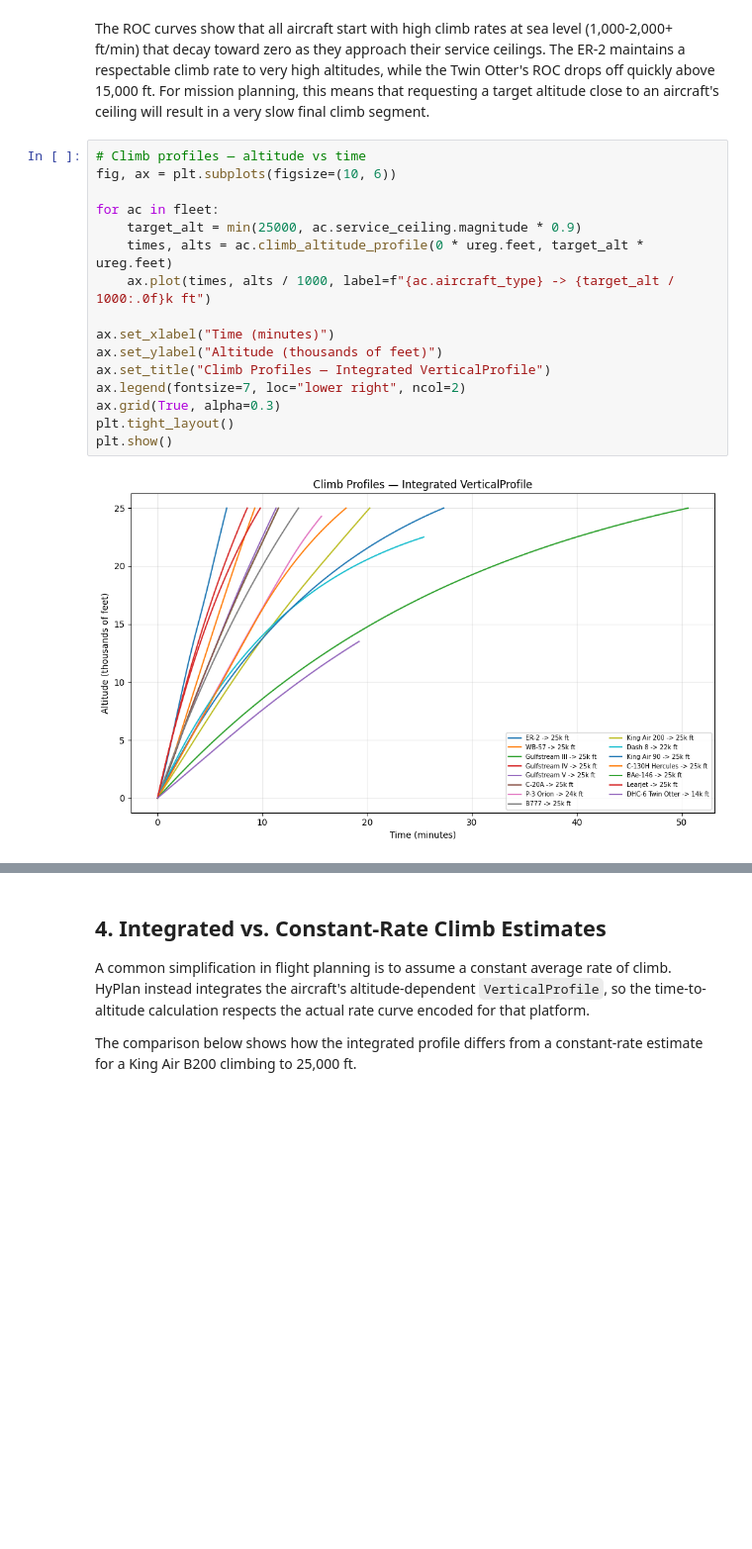
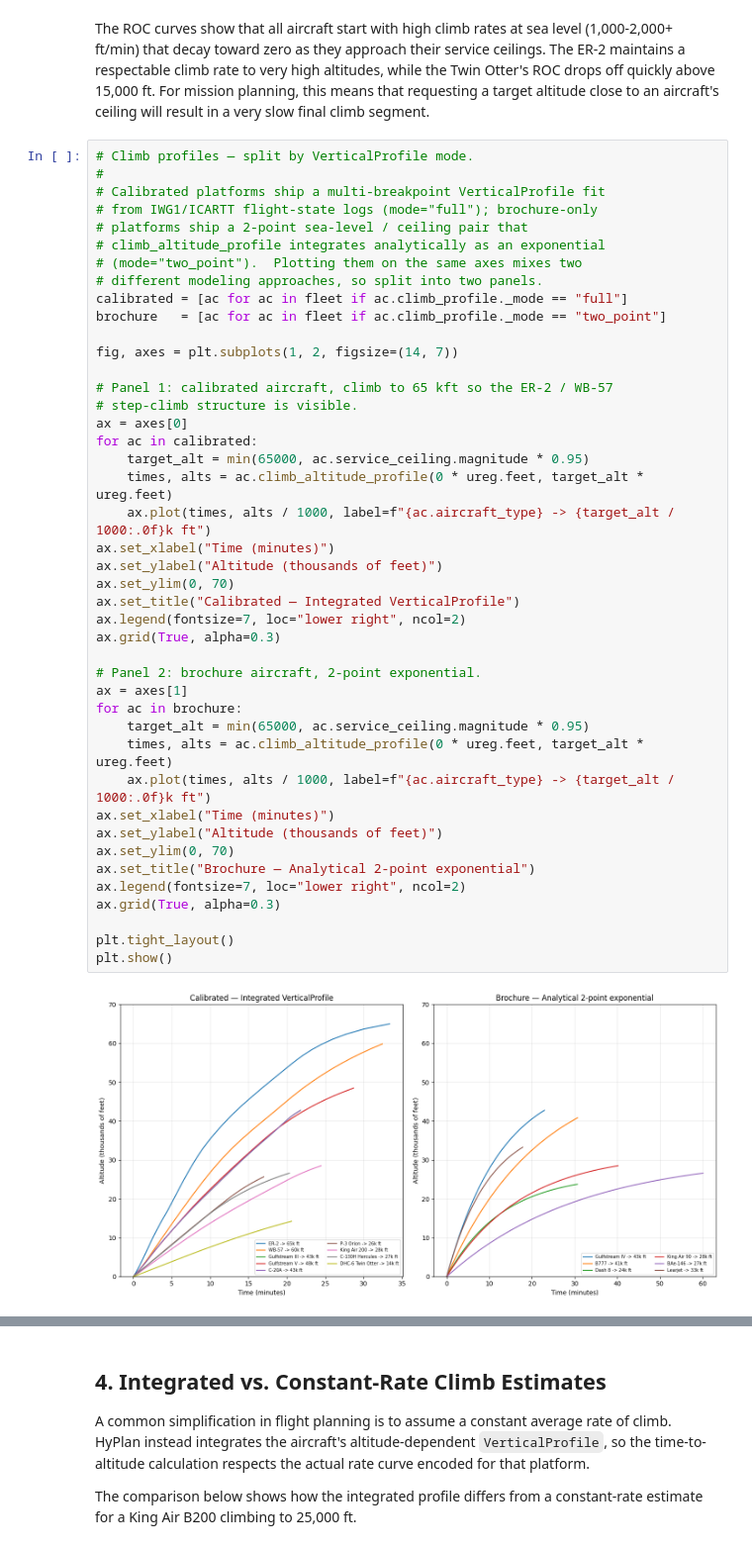
Before and after one commit to ryanpavlick/hyplan, a Jupyter notebook: notebooks/aircraft_performance.ipynb, the cells around one changed output, grey strips where cells are left out. Shown at 99% size. Cells and saved outputs as stored; diff of their text form; blank space fills up the shorter version.

```diff
--- a/notebooks/aircraft_performance.ipynb
+++ b/notebooks/aircraft_performance.ipynb
@@ -214,21 +214,48 @@ plt.show()
 # %% [markdown]
 The ROC curves show that all aircraft start with high climb rates at sea level (1,000-2,000+ ft/min) that decay toward zero as they approach their service ceilings. The ER-2 maintains a respectable climb rate to very high altitudes, while the Twin Otter's ROC drops off quickly above 15,000 ft. For mission planning, this means that requesting a target altitude close to an aircraft's ceiling will result in a very slow final climb segment.
 # %%
-# Climb profiles — altitude vs time
-fig, ax = plt.subplots(figsize=(10, 6))
+# Climb profiles — split by VerticalProfile mode.
+#
+# Calibrated platforms ship a multi-breakpoint VerticalProfile fit
+# from IWG1/ICARTT flight-state logs (mode="full"); brochure-only
+# platforms ship a 2-point sea-level / ceiling pair that
+# climb_altitude_profile integrates analytically as an exponential
+# (mode="two_point").  Plotting them on the same axes mixes two
+# different modeling approaches, so split into two panels.
+calibrated = [ac for ac in fleet if ac.climb_profile._mode == "full"]
+brochure   = [ac for ac in fleet if ac.climb_profile._mode == "two_point"]
 
-for ac in fleet:
-    target_alt = min(25000, ac.service_ceiling.magnitude * 0.9)
+fig, axes = plt.subplots(1, 2, figsize=(14, 7))
+
+# Panel 1: calibrated aircraft, climb to 65 kft so the ER-2 / WB-57
+# step-climb structure is visible.
+ax = axes[0]
+for ac in calibrated:
+    target_alt = min(65000, ac.service_ceiling.magnitude * 0.95)
     times, alts = ac.climb_altitude_profile(0 * ureg.feet, target_alt * ureg.feet)
     ax.plot(times, alts / 1000, label=f"{ac.aircraft_type} -> {target_alt / 1000:.0f}k ft")
-
 ax.set_xlabel("Time (minutes)")
 ax.set_ylabel("Altitude (thousands of feet)")
-ax.set_title("Climb Profiles — Integrated VerticalProfile")
+ax.set_ylim(0, 70)
+ax.set_title("Calibrated — Integrated VerticalProfile")
 ax.legend(fontsize=7, loc="lower right", ncol=2)
 ax.grid(True, alpha=0.3)
+
+# Panel 2: brochure aircraft, 2-point exponential.
+ax = axes[1]
+for ac in brochure:
+    target_alt = min(65000, ac.service_ceiling.magnitude * 0.95)
+    times, alts = ac.climb_altitude_profile(0 * ureg.feet, target_alt * ureg.feet)
+    ax.plot(times, alts / 1000, label=f"{ac.aircraft_type} -> {target_alt / 1000:.0f}k ft")
+ax.set_xlabel("Time (minutes)")
+ax.set_ylabel("Altitude (thousands of feet)")
+ax.set_ylim(0, 70)
+ax.set_title("Brochure — Analytical 2-point exponential")
+ax.legend(fontsize=7, loc="lower right", ncol=2)
+ax.grid(True, alpha=0.3)
+
 plt.tight_layout()
 plt.show()
 # %% [output]
-[figure, old version]
+[figure, new version]
 # %% [markdown]
```
Also changed, not shown: parts of 1 cell of this notebook.
